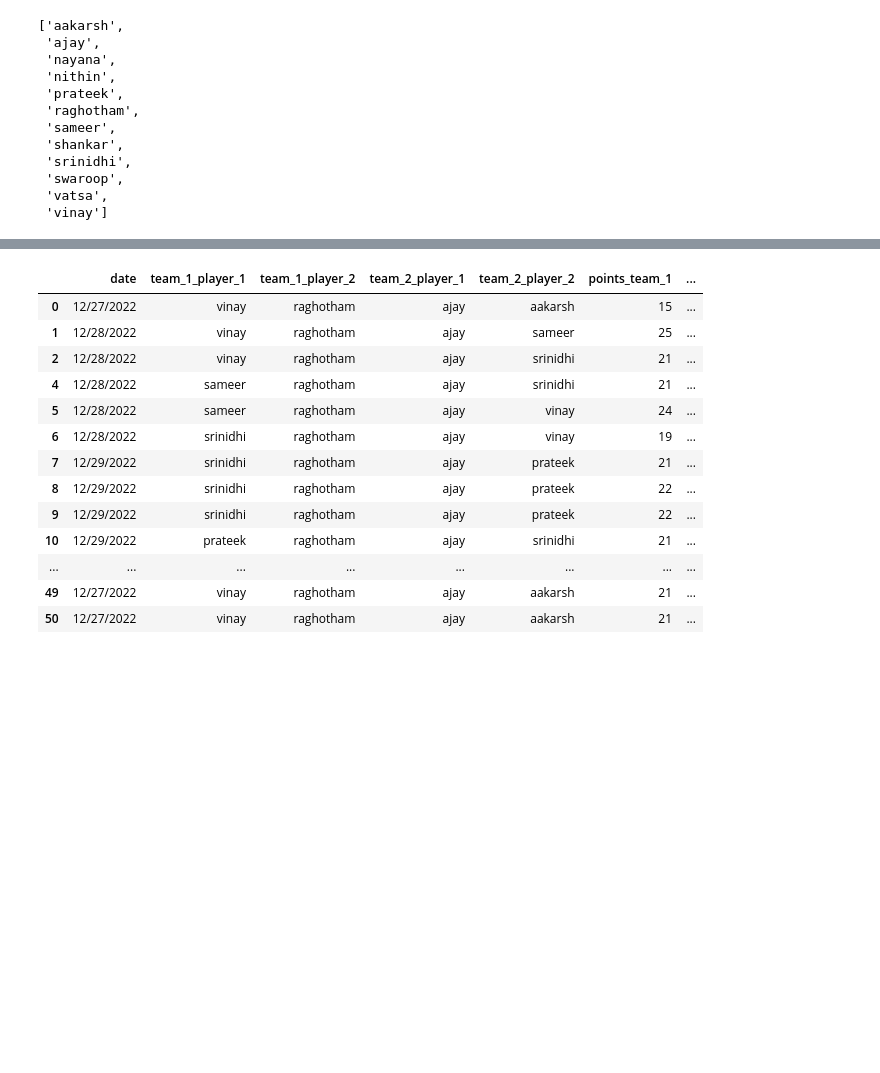
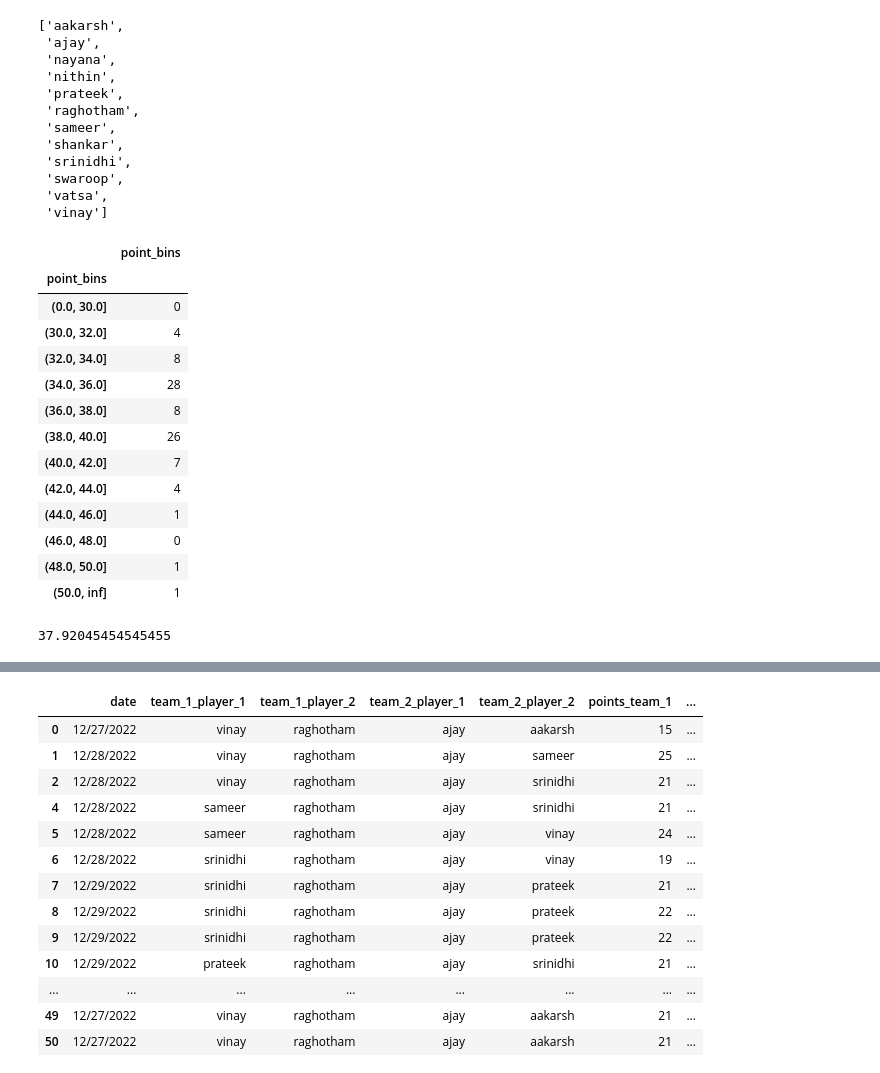
Before and after one commit to Raghotham-Rao/badminton-performance-tracking, a Jupyter notebook: badminton_stats.ipynb, the cells around one changed output, grey strips where cells are left out. Saved outputs shown, nothing was run; the diff lists cells and outputs as text; code cells hidden in the pictures; blank space fills up the shorter version.

```diff
--- a/badminton_stats.ipynb
+++ b/badminton_stats.ipynb
@@ -396,3 +376,31 @@ list(np.unique(df[["team_1_player_1", "team_1_player_2", "team_2_player_1", "tea
  'swaroop',
  'vatsa',
  'vinay']
+# %%
+df2 = df.copy()
+df2['point_bins'] = pd.cut(
+    df2["total_points_per_game"],
+    [0, 30, 33, 36, 39, 42, 45, 48, 51, float("inf")],
+    labels=['< 30', '30 - 33', '33 - 36', '36 - 39', '36 - 42', '42 - 45', '45 - 48', '48 - 51', "> 51"]
+)
+# %%
+df2.groupby("point_bins").agg({"point_bins": "count"})
+# %% [output]
+|  | point_bins |
+| point_bins |  |
+| (0.0, 30.0] | 0 |
+| (30.0, 32.0] | 4 |
+| (32.0, 34.0] | 8 |
+| (34.0, 36.0] | 28 |
+| (36.0, 38.0] | 8 |
+| (38.0, 40.0] | 26 |
+| (40.0, 42.0] | 7 |
+| (42.0, 44.0] | 4 |
+| (44.0, 46.0] | 1 |
+| (46.0, 48.0] | 0 |
+| (48.0, 50.0] | 1 |
+| (50.0, inf] | 1 |
+# %%
+df["total_points_per_game"].mean()
+# %% [output]
+37.92045454545455
```
Also changed, not shown: parts of 17 cells of this notebook, 1 other file.
